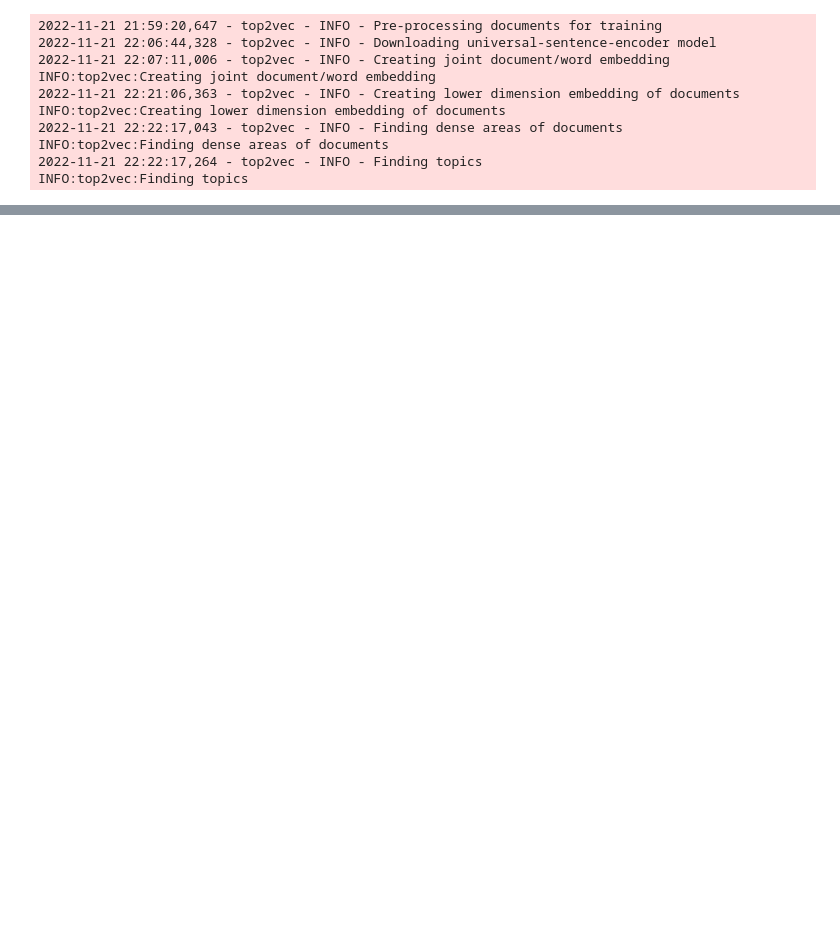
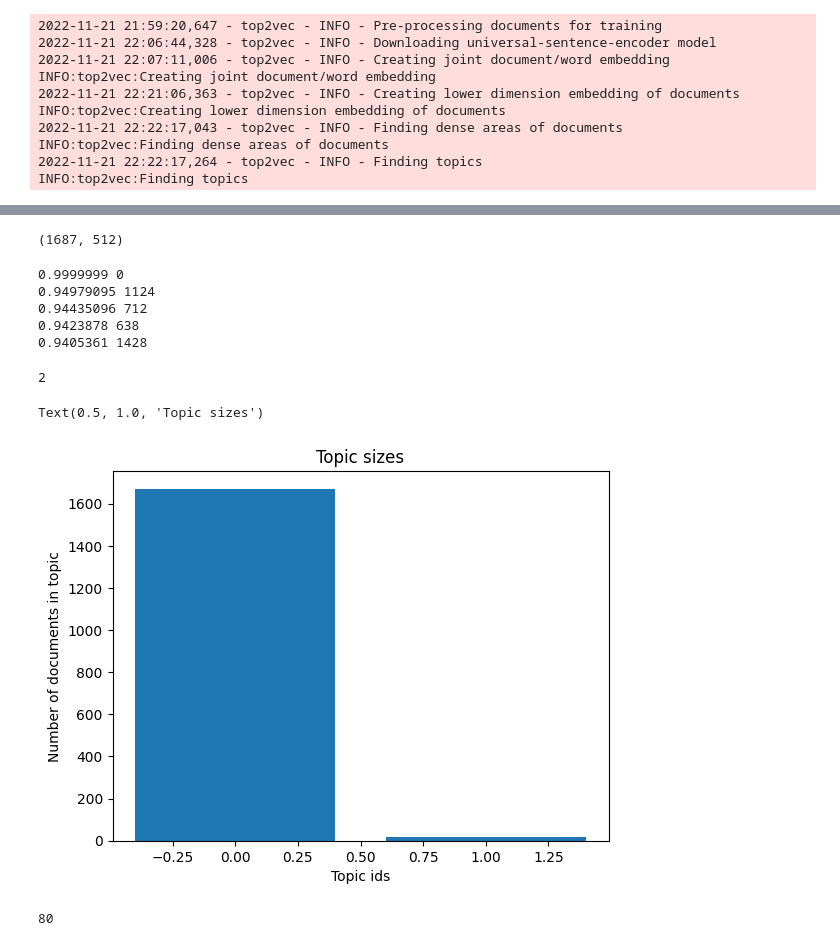
Before and after one commit to Hveemos/ML_projekt, a Jupyter notebook: textembedding.ipynb, the cells around one changed output, grey strips where cells are left out. Drawn from its saved outputs; the diff is of its cells as text; code cells hidden in the pictures; blank space fills up the shorter version.

```diff
--- a/textembedding.ipynb
+++ b/textembedding.ipynb
@@ -40,0 +48,27 @@ INFO:top2vec:Finding topics
+# %%
+model.document_vectors.shape
+# %% [output]
+(1687, 512)
+# %%
+for scores, ids in zip(*model.search_documents_by_vector(model.document_vectors[0],num_docs=5,return_documents=False)):
+    print(scores, ids)
+# %% [output]
+0.9999999 0
+0.94979095 1124
+0.94435096 712
+0.9423878 638
+0.9405361 1428
+# %%
+model.get_num_topics()
+# %% [output]
+2
+# %%
+import matplotlib.pyplot as plt
+topic_sizes, topic_nums = model.get_topic_sizes()
+plt.bar(topic_nums, topic_sizes)
+plt.xlabel('Topic ids')
+plt.ylabel('Number of documents in topic')
+plt.title('Topic sizes')
+# %% [output]
+Text(0.5, 1.0, 'Topic sizes')
+[figure, added]
@@ -40,0 +79,5 @@ INFO:top2vec:Finding topics
+# %%
+ll=df['text'][20:100].to_list()
+len(ll)
+# %% [output]
+80
```
Also changed, not shown: parts of 9 cells of this notebook, 5 other files.
